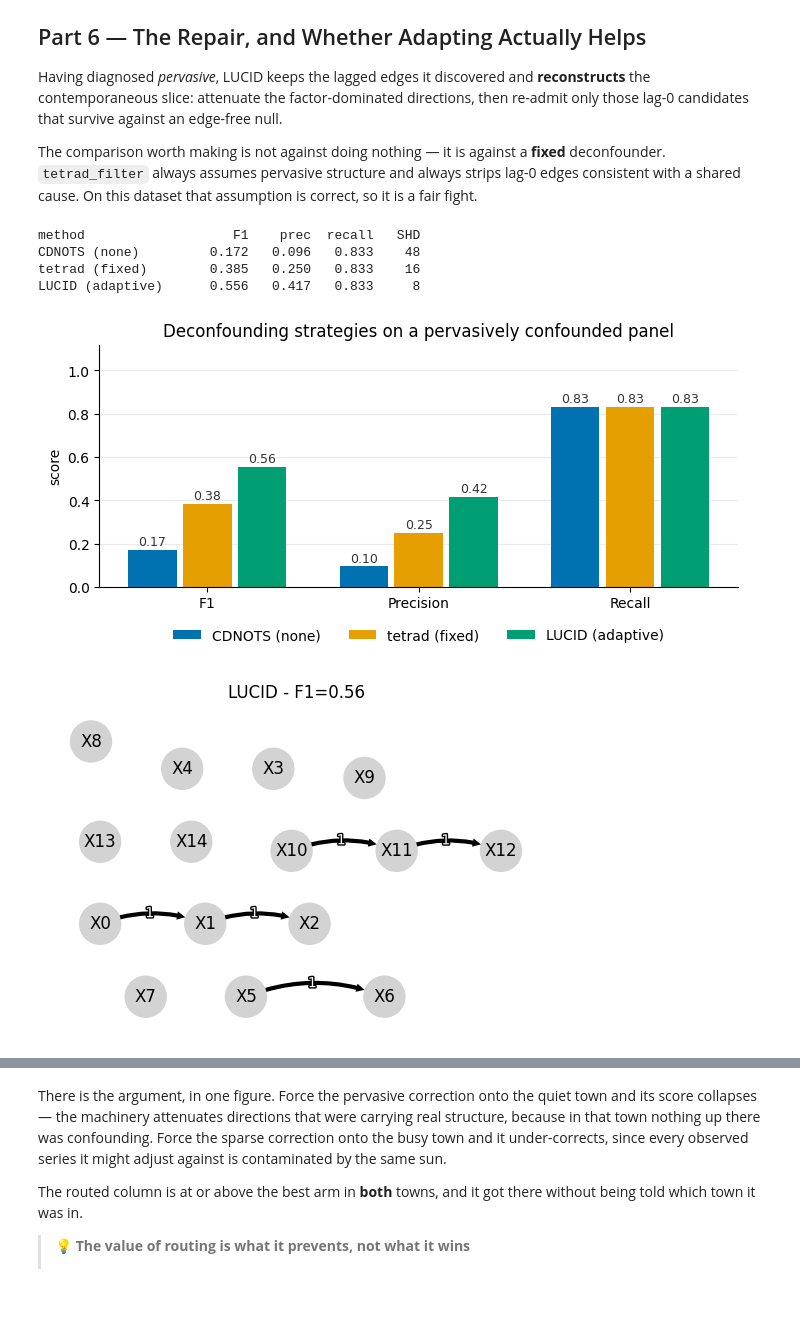
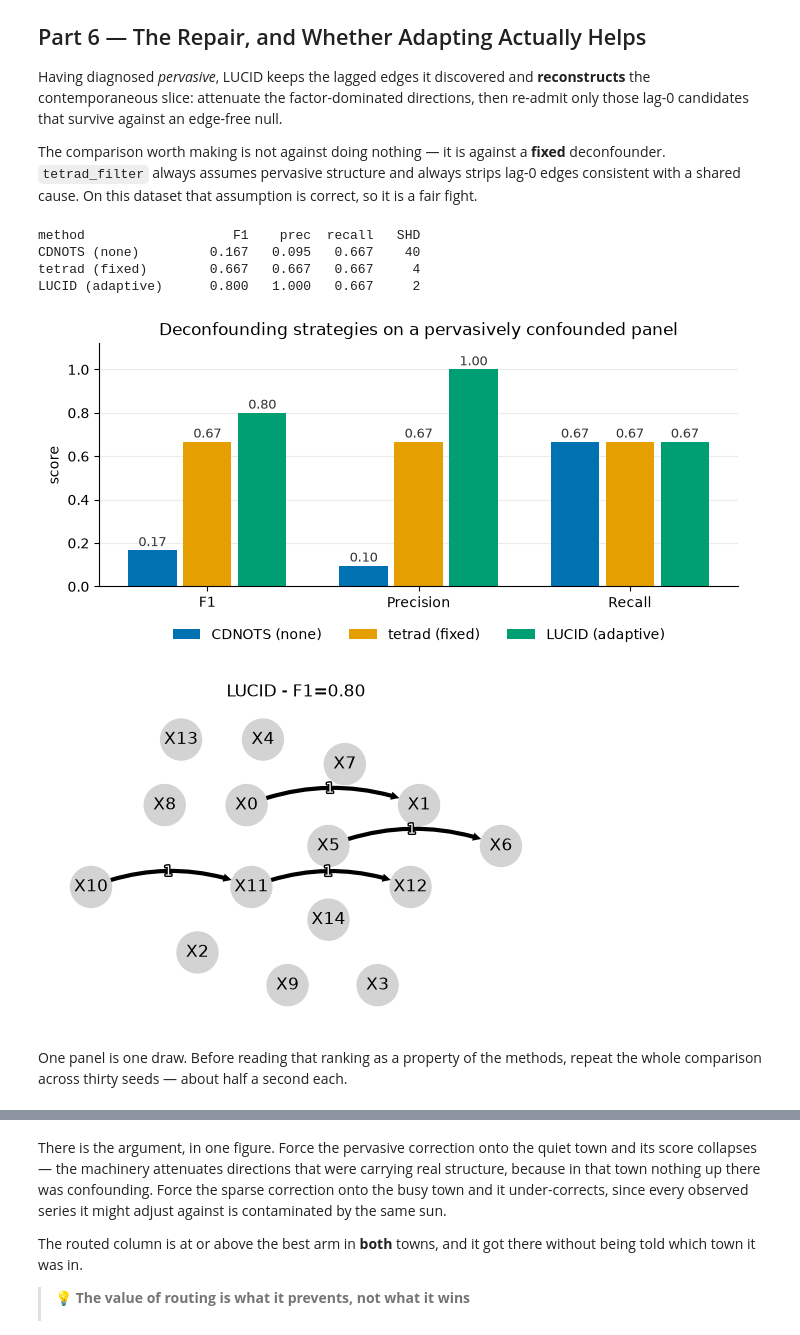
Before and after one commit to bloomberg/causal-ts, a Jupyter notebook: examples/latent_confounder_detection.ipynb, the cells around one changed output, grey strips where cells are left out. Saved outputs shown, nothing was run; the diff lists cells and outputs as text; code cells hidden in the pictures; blank space fills up the shorter version.

```diff
--- a/examples/latent_confounder_detection.ipynb
+++ b/examples/latent_confounder_detection.ipynb
@@ -391,7 +403,9 @@ base = run_cdnots(df, ci, num_lags=max_lag, include_C=True, c_preset="linear",
                   alpha=0.05, verbose=False)
 g_base = np.asarray(base.cg_tig)[:d, :d, : max_lag + 1]
 
-m_base = evaluate_graph(g_base, gt)
+# Every series is autoregressive by construction, so its self-loop is genuine but is
+# not the cross-variable structure we are scoring; keep it out of the metrics.
+m_base = evaluate_graph(g_base, gt, exclude_self_loops=True)
 print(f"CDNOTS alone   F1={m_base['F1']:.3f}   precision={m_base['Precision']:.3f}   "
       f"recall={m_base['TPR']:.3f}   SHD={m_base['SHD']}")
 print(f"  lag-0 edges predicted: {int(g_base[:, :, 0].sum())}   "
@@ -466,40 +481,43 @@ edges consistent with a shared cause. On this dataset that assumption is correct
 is a fair fight.
 # %%
 g_lucid = np.asarray(res.cg_tig)
-m_lucid = evaluate_graph(g_lucid, gt)
+m_lucid = evaluate_graph(g_lucid, gt, exclude_self_loops=True)
 g_tet = np.asarray(tetrad_filter(df, g_base, max_lag, threshold=0.25))
-m_tet = evaluate_graph(g_tet, gt)
+m_tet = evaluate_graph(g_tet, gt, exclude_self_loops=True)
 
 rows = [("CDNOTS (none)", m_base, C_BASE),
         ("tetrad (fixed)", m_tet, C_FIXED),
         ("LUCID (adaptive)", m_lucid, C_LUCID)]
 print(f"{'method':<20}{'F1':>7}{'prec':>8}{'recall':>8}{'SHD':>6}")
 for name, m, _ in rows:
     print(f"{name:<20}{m['F1']:>7.3f}{m['Precision']:>8.3f}{m['TPR']:>8.3f}{m['SHD']:>6}")
 
 metrics, labels = ["F1", "Precision", "TPR"], ["F1", "Precision", "Recall"]
 x = np.arange(len(metrics)); w = 0.26
 fig, ax = plt.subplots(figsize=(7.2, 3.6))
 for i, (name, m, colour) in enumerate(rows):
     vals = [m[k] for k in metrics]
     bars = ax.bar(x + (i - 1) * w, vals, w * 0.88, label=name, color=colour)
     for b, v in zip(bars, vals):           # direct labels (contrast relief)
         ax.annotate(f"{v:.2f}", xy=(b.get_x() + b.get_width() / 2, v),
                     xytext=(0, 3), textcoords="offset points",
                     ha="center", fontsize=9, color="#333333")
 ax.set_xticks(x); ax.set_xticklabels(labels)
 ax.set_ylim(0, 1.12); ax.set_ylabel("score")
 ax.set_title("Deconfounding strategies on a pervasively confounded panel")
 ax.legend(frameon=False, ncols=3, loc="upper center", bbox_to_anchor=(0.5, -0.12))
 ax.spines[["top", "right"]].set_visible(False)
 ax.grid(axis="y", alpha=0.25); ax.set_axisbelow(True)
 plt.tight_layout(); plt.show()
 
 res.plot(title=f"LUCID - F1={m_lucid['F1']:.2f}", node_layout="sfdp", node_layout_kwargs=GV);
 # %% [output]
 method                   F1    prec  recall   SHD
-CDNOTS (none)         0.172   0.096   0.833    48
-tetrad (fixed)        0.385   0.250   0.833    16
-LUCID (adaptive)      0.556   0.417   0.833     8
+CDNOTS (none)         0.167   0.095   0.667    40
+tetrad (fixed)        0.667   0.667   0.667     4
+LUCID (adaptive)      0.800   1.000   0.667     2
-[figure, old version]
+[figure, new version]
-[figure, old version]
+[figure, new version]
+# %% [markdown]
+One panel is one draw. Before reading that ranking as a property of the methods,
+repeat the whole comparison across thirty seeds — about half a second each.
```
Also changed, not shown: parts of 9 cells of this notebook, 1 other file.
